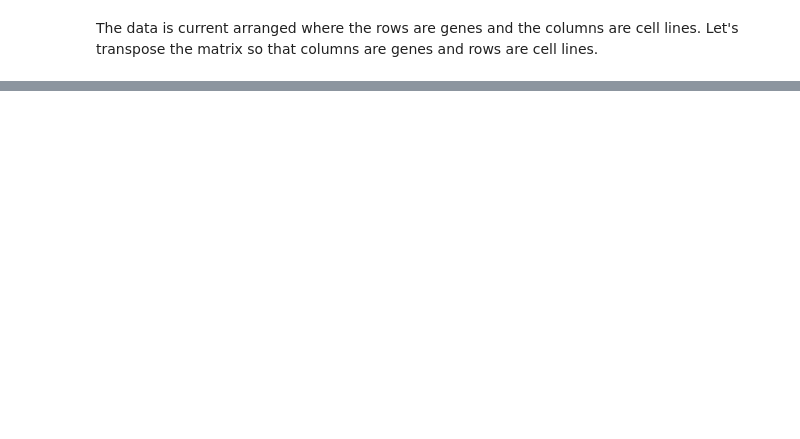
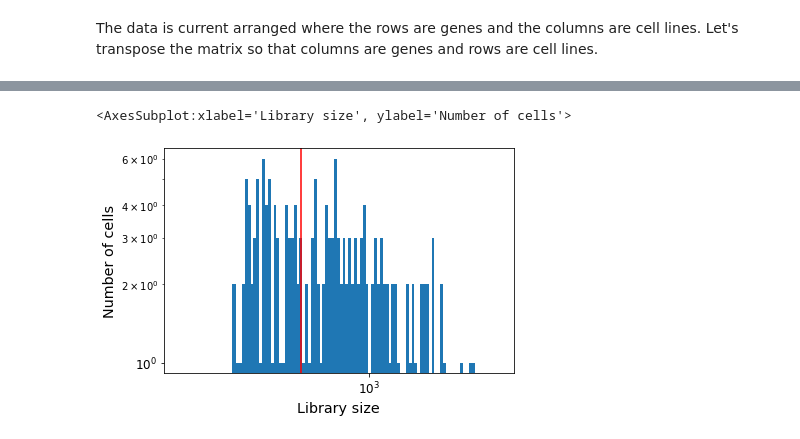
Before and after one commit to sriram-lab/single-cell-neutrophil-flux-analysis, a Jupyter notebook: src/python/phate.ipynb, the cells around one changed output, grey strips where cells are left out. Saved outputs shown, nothing was run; the diff lists cells and outputs as text; code cells hidden in the pictures; blank space fills up the shorter version.

Commit message:
Added new data preprocessing

```diff
--- a/src/python/phate.ipynb
+++ b/src/python/phate.ipynb
@@ -41,0 +47,3 @@ counts = pd.concat(tmp, axis=0)
+# %%
+counts = pd.read_excel(datapath,
+                       sheet_name=wb.sheetnames[10])
@@ -41,0 +52,7 @@ counts = pd.concat(tmp, axis=0)
+# %%
+# Drop symbols
+symbols = counts["Symbol"]
+counts = counts.drop("Symbol", axis=1)
+
+# Grab cell names
+celltype = counts.columns
@@ -121,0 +83,4 @@ print(lung_mag.shape)
+# %%
+counts = counts.transpose()
+counts = counts.reset_index()
+counts = counts.drop('index', axis=1)
@@ -121,0 +89,4 @@ print(lung_mag.shape)
+# %%
+counts.columns = symbols
+counts.index = celltype
+print(counts.head())
@@ -121,0 +117,6 @@ print(lung_mag.shape)
+# %%
+scprep.plot.plot_library_size(data=counts,
+                              cutoff=500)
+# %% [output]
+<AxesSubplot:xlabel='Library size', ylabel='Number of cells'>
+[figure, added]
```
Also changed, not shown: parts of 51 cells of this notebook, 3 other files.
